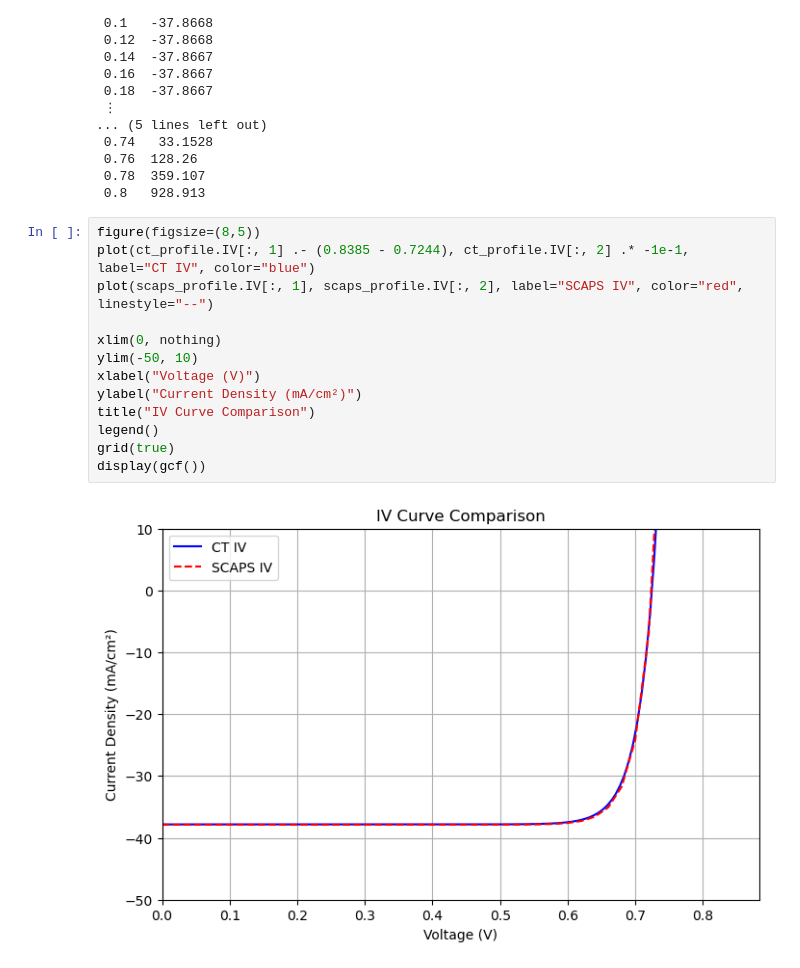
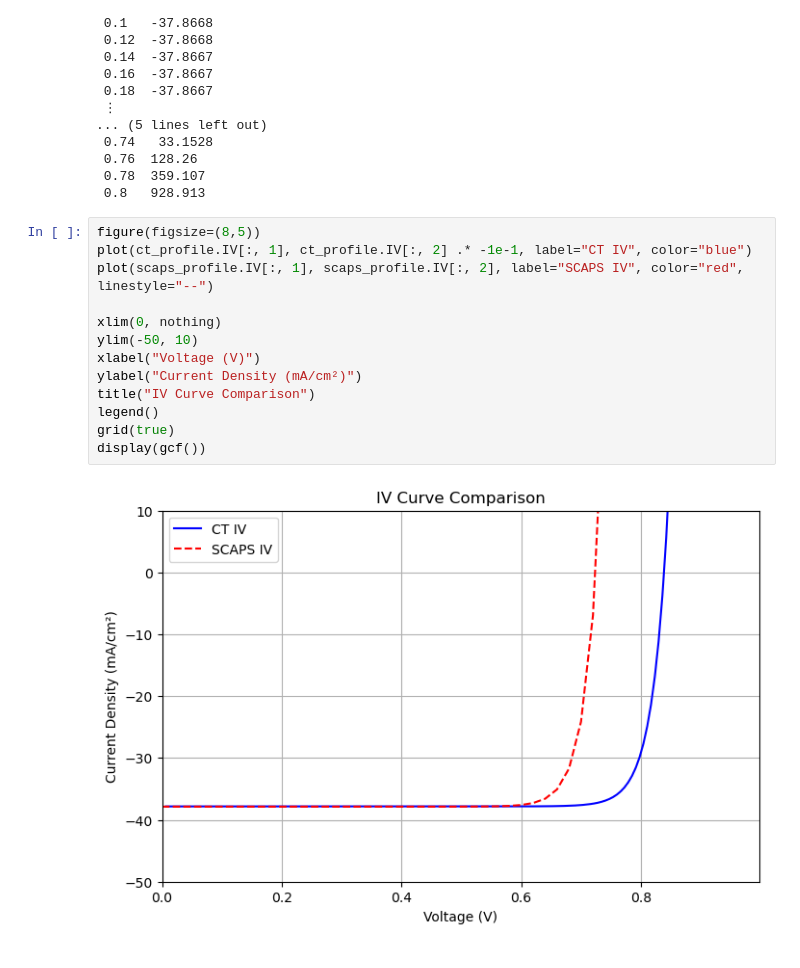
Before and after one commit to OxfordInterfacesLab/TandemFlow, a Jupyter notebook: utils/testing.ipynb, the cells around one changed output. Drawn from its saved outputs; the diff is of its cells as text.

```diff
--- a/utils/testing.ipynb
+++ b/utils/testing.ipynb
@@ -121,16 +121,16 @@ scaps_profile.IV = set_IV!(scaps_profile, scaps_iv_file)
  0.8   928.913
 # %%
 figure(figsize=(8,5))
-plot(ct_profile.IV[:, 1] .- (0.8385 - 0.7244), ct_profile.IV[:, 2] .* -1e-1, label="CT IV", color="blue")
+plot(ct_profile.IV[:, 1], ct_profile.IV[:, 2] .* -1e-1, label="CT IV", color="blue")
 plot(scaps_profile.IV[:, 1], scaps_profile.IV[:, 2], label="SCAPS IV", color="red", linestyle="--")
 
 xlim(0, nothing)
 ylim(-50, 10)
 xlabel("Voltage (V)")
 ylabel("Current Density (mA/cm²)")
 title("IV Curve Comparison")
 legend()
 grid(true)
 display(gcf())
 # %% [output]
-[figure, old version]
+[figure, new version]
```
Also changed, not shown: parts of 2 cells of this notebook, 1 other file.
